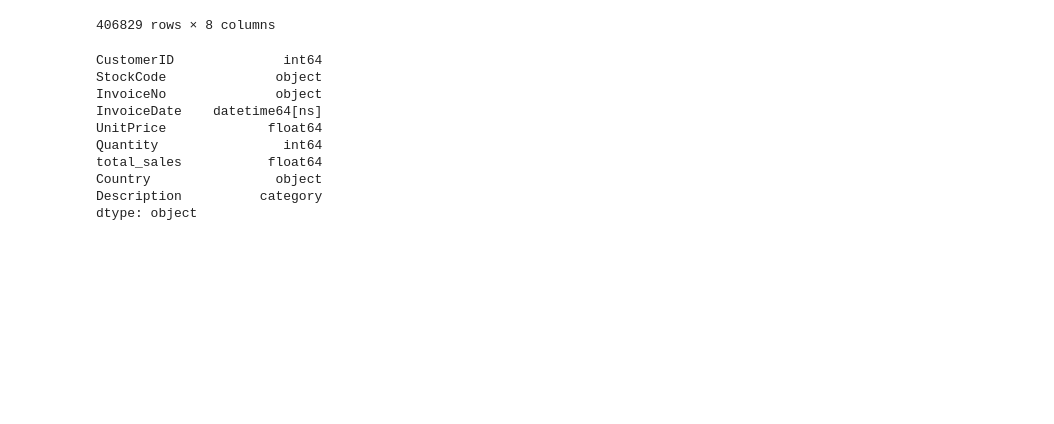
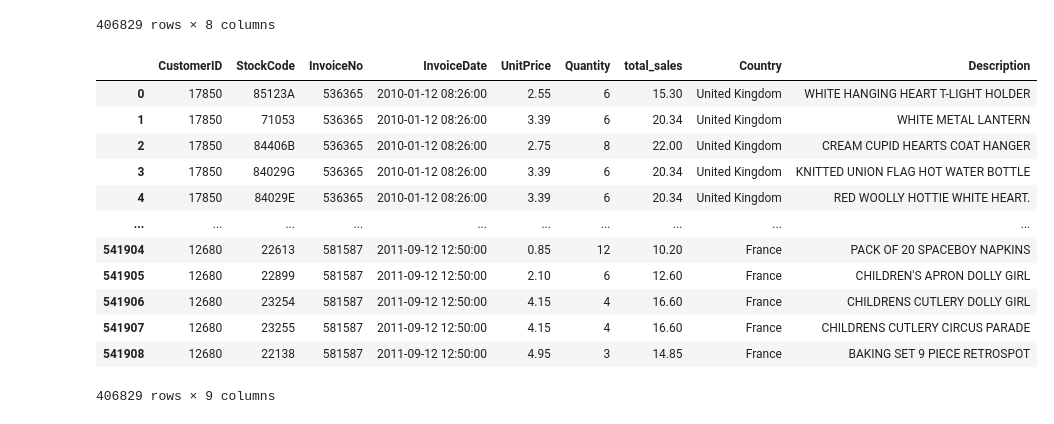
Before and after one commit to will787/retail-e-commerce-evidence, a Jupyter notebook: retails_analytics.ipynb, the cells around one changed output. Saved outputs shown, nothing was run; the diff lists cells and outputs as text; code cells hidden in the pictures; blank space fills up the shorter version.

```diff
--- a/retails_analytics.ipynb
+++ b/retails_analytics.ipynb
@@ -43,36 +43,39 @@ df
 # %%
 df['Country'].value_counts(normalize=True)[10:]
 
 df['total_sales'] = df['Quantity'].multiply(df['UnitPrice'])
 df = df[['CustomerID', 'StockCode', 'InvoiceNo', 'InvoiceDate', 'UnitPrice', 'Quantity', 'total_sales', 'Country', 'Description']]
 
 def transforming_categorics(to_cat=None, to_int =None, to_str=None, to_date=None, data_base=None):
     if data_base is None:
         return (print("put of your database to transforming"))
     if to_cat:
         for i in to_cat:
             data_base[i] = data_base[i].astype("category")
     if to_int:
         for j in to_int:
             data_base[j] = data_base[j].astype(int)
     if to_str:
         for k in to_str:
             data_base[k] = data_base[k].astype(str)
     if to_date:
         for d in to_date:
             data_base[d] = pd.to_datetime(data_base[d], format="%d/%m/%Y %H:%M", errors='coerce')
     return data_base
 
 df = transforming_categorics(to_cat=["Description"], to_int=["CustomerID"], to_str=["Country"], to_date=['InvoiceDate'], data_base=df)
-df.dtypes
+df
 # %% [output]
+|  | CustomerID | StockCode | InvoiceNo | InvoiceDate | UnitPrice | Quantity | total_sales | Country | Description |
+| 0 | 17850 | 85123A | 536365 | 2010-01-12 08:26:00 | 2.55 | 6 | 15.30 | United Kingdom | WHITE HANGING HEART T-LIGHT HOLDER |
+| 1 | 17850 | 71053 | 536365 | 2010-01-12 08:26:00 | 3.39 | 6 | 20.34 | United Kingdom | WHITE METAL LANTERN |
+| 2 | 17850 | 84406B | 536365 | 2010-01-12 08:26:00 | 2.75 | 8 | 22.00 | United Kingdom | CREAM CUPID HEARTS COAT HANGER |
+| 3 | 17850 | 84029G | 536365 | 2010-01-12 08:26:00 | 3.39 | 6 | 20.34 | United Kingdom | KNITTED UNION FLAG HOT WATER BOTTLE |
+| 4 | 17850 | 84029E | 536365 | 2010-01-12 08:26:00 | 3.39 | 6 | 20.34 | United Kingdom | RED WOOLLY HOTTIE WHITE HEART. |
+| ... | ... | ... | ... | ... | ... | ... | ... | ... | ... |
+| 541904 | 12680 | 22613 | 581587 | 2011-09-12 12:50:00 | 0.85 | 12 | 10.20 | France | PACK OF 20 SPACEBOY NAPKINS |
+| 541905 | 12680 | 22899 | 581587 | 2011-09-12 12:50:00 | 2.10 | 6 | 12.60 | France | CHILDREN'S APRON DOLLY GIRL |
+| 541906 | 12680 | 23254 | 581587 | 2011-09-12 12:50:00 | 4.15 | 4 | 16.60 | France | CHILDRENS CUTLERY DOLLY GIRL |
+| 541907 | 12680 | 23255 | 581587 | 2011-09-12 12:50:00 | 4.15 | 4 | 16.60 | France | CHILDRENS CUTLERY CIRCUS PARADE |
+| 541908 | 12680 | 22138 | 581587 | 2011-09-12 12:50:00 | 4.95 | 3 | 14.85 | France | BAKING SET 9 PIECE RETROSPOT |
-CustomerID              int64
-StockCode              object
-InvoiceNo              object
-InvoiceDate    datetime64[ns]
-UnitPrice             float64
-Quantity                int64
-total_sales           float64
-Country                object
-Description          category
-dtype: object
+406829 rows × 9 columns
```
Also changed, not shown: parts of 6 cells of this notebook.
